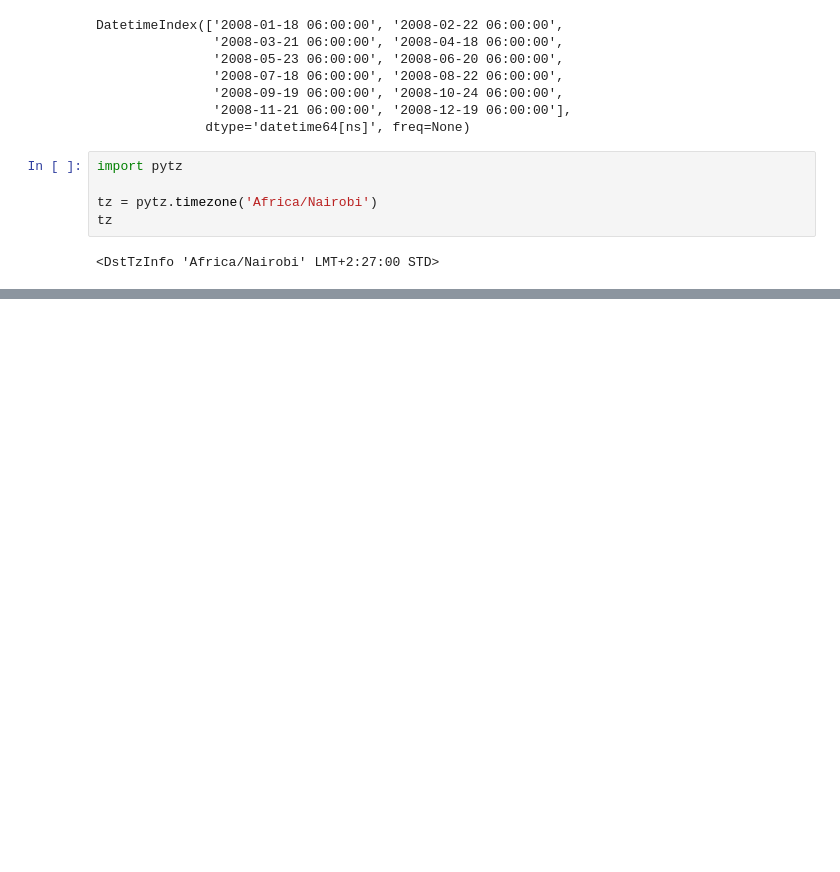
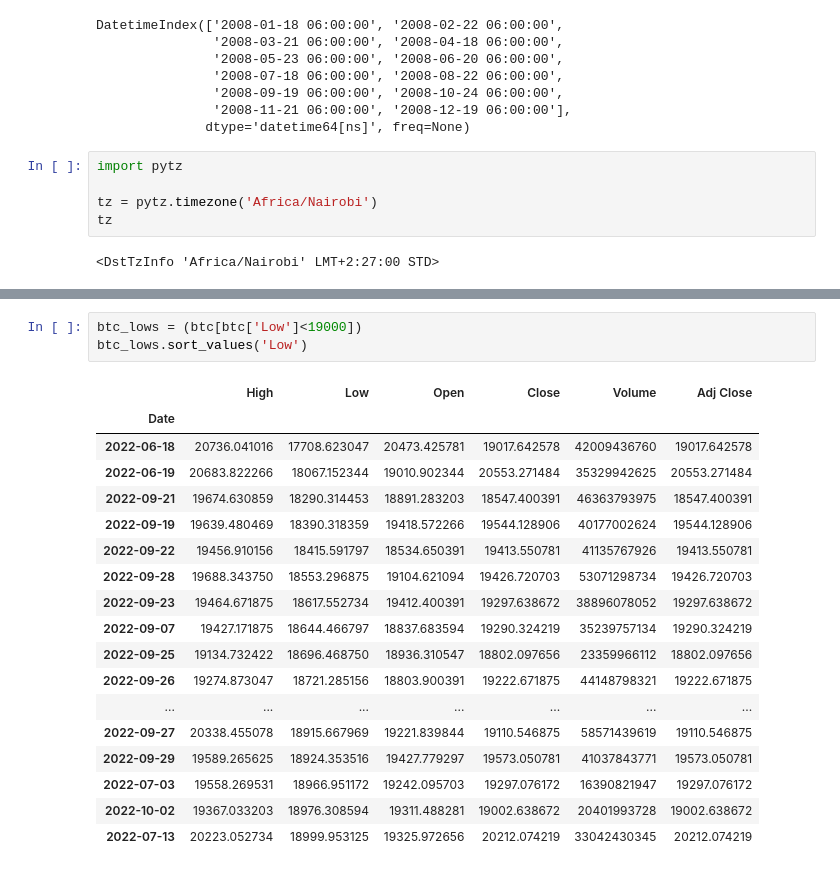
Before and after one commit to Denis04-M/data-wrangling-practise, a Jupyter notebook: practice.ipynb, the cells around one changed output, grey strips where cells are left out. Drawn from its saved outputs; the diff is of its cells as text; blank space fills up the shorter version.

```diff
--- a/practice.ipynb
+++ b/practice.ipynb
@@ -1243,0 +1322,22 @@ tz
+# %%
+btc_lows = (btc[btc['Low']<19000])
+btc_lows.sort_values('Low')
+# %% [output]
+|  | High | Low | Open | Close | Volume | Adj Close |
+| Date |  |  |  |  |  |  |
+| 2022-06-18 | 20736.041016 | 17708.623047 | 20473.425781 | 19017.642578 | 42009436760 | 19017.642578 |
+| 2022-06-19 | 20683.822266 | 18067.152344 | 19010.902344 | 20553.271484 | 35329942625 | 20553.271484 |
+| 2022-09-21 | 19674.630859 | 18290.314453 | 18891.283203 | 18547.400391 | 46363793975 | 18547.400391 |
+| 2022-09-19 | 19639.480469 | 18390.318359 | 19418.572266 | 19544.128906 | 40177002624 | 19544.128906 |
+| 2022-09-22 | 19456.910156 | 18415.591797 | 18534.650391 | 19413.550781 | 41135767926 | 19413.550781 |
+| 2022-09-28 | 19688.343750 | 18553.296875 | 19104.621094 | 19426.720703 | 53071298734 | 19426.720703 |
+| 2022-09-23 | 19464.671875 | 18617.552734 | 19412.400391 | 19297.638672 | 38896078052 | 19297.638672 |
+| 2022-09-07 | 19427.171875 | 18644.466797 | 18837.683594 | 19290.324219 | 35239757134 | 19290.324219 |
+| 2022-09-25 | 19134.732422 | 18696.468750 | 18936.310547 | 18802.097656 | 23359966112 | 18802.097656 |
+| 2022-09-26 | 19274.873047 | 18721.285156 | 18803.900391 | 19222.671875 | 44148798321 | 19222.671875 |
+| ... | ... | ... | ... | ... | ... | ... |
+| 2022-09-27 | 20338.455078 | 18915.667969 | 19221.839844 | 19110.546875 | 58571439619 | 19110.546875 |
+| 2022-09-29 | 19589.265625 | 18924.353516 | 19427.779297 | 19573.050781 | 41037843771 | 19573.050781 |
+| 2022-07-03 | 19558.269531 | 18966.951172 | 19242.095703 | 19297.076172 | 16390821947 | 19297.076172 |
+| 2022-10-02 | 19367.033203 | 18976.308594 | 19311.488281 | 19002.638672 | 20401993728 | 19002.638672 |
+| 2022-07-13 | 20223.052734 | 18999.953125 | 19325.972656 | 20212.074219 | 33042430345 | 20212.074219 |
```
Also changed, not shown: parts of 9 cells of this notebook.
